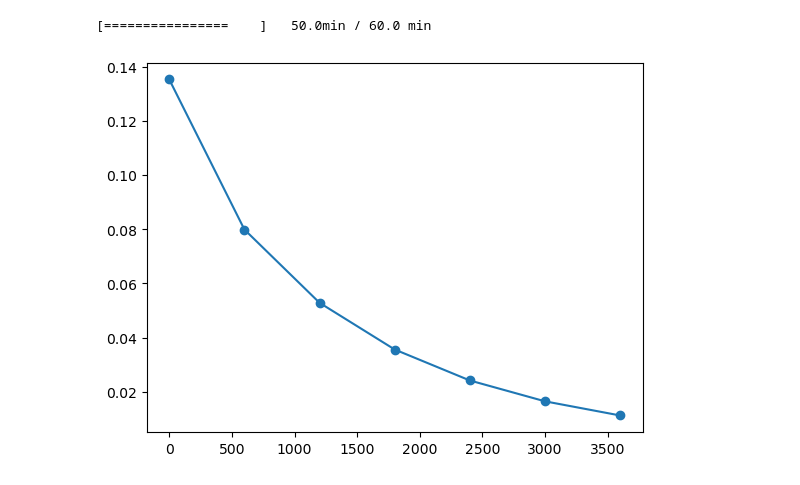
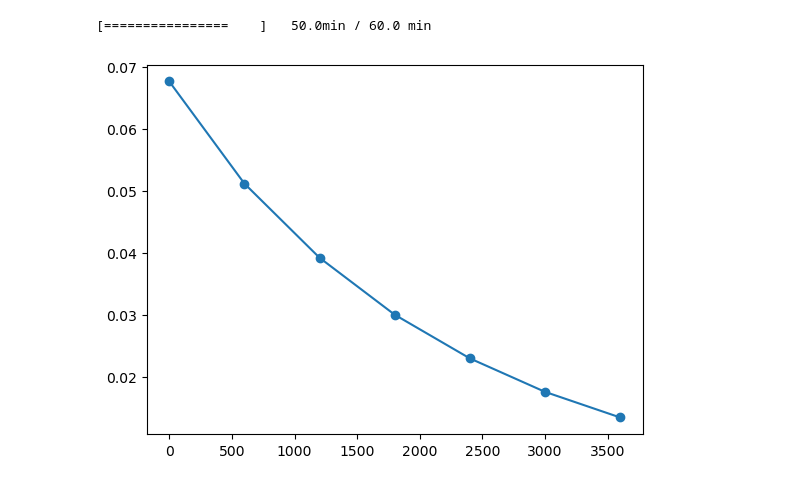
Before and after one commit to jorgenriseth/multirat, a Jupyter notebook: notebooks/Untitled.ipynb, the cells around one changed output. Saved outputs shown, nothing was run; the diff lists cells and outputs as text; code cells hidden in the pictures.

Commit message:
first draft completed multicompartment-model

```diff
--- a/notebooks/Untitled.ipynb
+++ b/notebooks/Untitled.ipynb
@@ -32,6 +33,13 @@ from multirat.parameters import distribute_subset_parameters, print_quantities,
+# %%
+def multicompartment_parameters():
+    base = get_base_parameters()
+    distributed = distribute_subset_parameters(base)
+    computed = compute_parameters(distributed)
+    converted = convert_to_units(computed, PARAMETER_UNITS)
+    params = make_dimless(converted)
+    symmetrized = symmetrize(params, compartments, "convective_fluid_transfer",
+           "convective_solute_transfer", "diffusive_solute_transfer")
+    return symmetrized
 # %%
 compartments = ['ecs', 'pvs_arteries', 'pvs_capillaries', 'pvs_veins']
-base = distribute_subset_parameters(get_base_parameters())
-params = make_dimless(compute_parameters(base), PARAMETER_UNITS)
-print_quantities(params, 40)
-# get_interface_parameter(params["convective_fluid_transfer"], compartments, True)
+params = multicompartment_parameters()
@@ -194,7 +180,7 @@ def solve_solute(c0, p, dt, T, domain, V, compartments, boundaries, params, resu
     np.savetxt("../results/concentration/mass.txt", mass)
     return C, mass
 # %%
-domain = create_mesh(15)
+domain = create_mesh(40)
 V = pressure_functionspace(domain.mesh, degree=1, compartments=compartments)
 
 # Boundary conditions
@@ -211,31 +197,31 @@ results_path = Path("../results/pressure").resolve()
 p = solve_pressure(domain, V, compartments, boundaries, params)
 store_pressure(results_path, p, compartments, store_xdmf=True)
 
 
 solute_bcs = {
     "ecs": [DirichletBoundary(Constant(0.0), "everywhere")],
     "pvs_arteries": [DirichletBoundary(Constant(0.0), "everywhere")],
     "pvs_capillaries": [DirichletBoundary(Constant(0.0), "everywhere")],
     "pvs_veins": [DirichletBoundary(Constant(0.0), "everywhere")],
 }
 
 dt  = 600  # 10min timestep.
 T = 1 * 3600 # 4h
 N = int(T / dt) + 1
 
 c_init = Expression("exp(-(pow(x[0] - c[0], 2) + pow(x[1]-c[1], 2)) / (length * length))",
                     length=Constant(0.4), c=Constant((0.5, 0.0)), degree=2)
 
 c0 = Function(V)
 assign(c0.sub(0), project(c_init, V.sub(0).collapse()))
 
 
 times = np.array([dt * i for i in range(N)])
 C, mass = solve_solute(c0, p, dt, T, domain, V, compartments, solute_bcs, params)
 
 plt.figure()
 plt.plot(times, mass, "o-")
 plt.show()
 # %% [output]
 [================    ]   50.0min / 60.0 min
-[figure, old version]
+[figure, new version]
```
Also changed, not shown: parts of 3 cells of this notebook, 3 other files.
